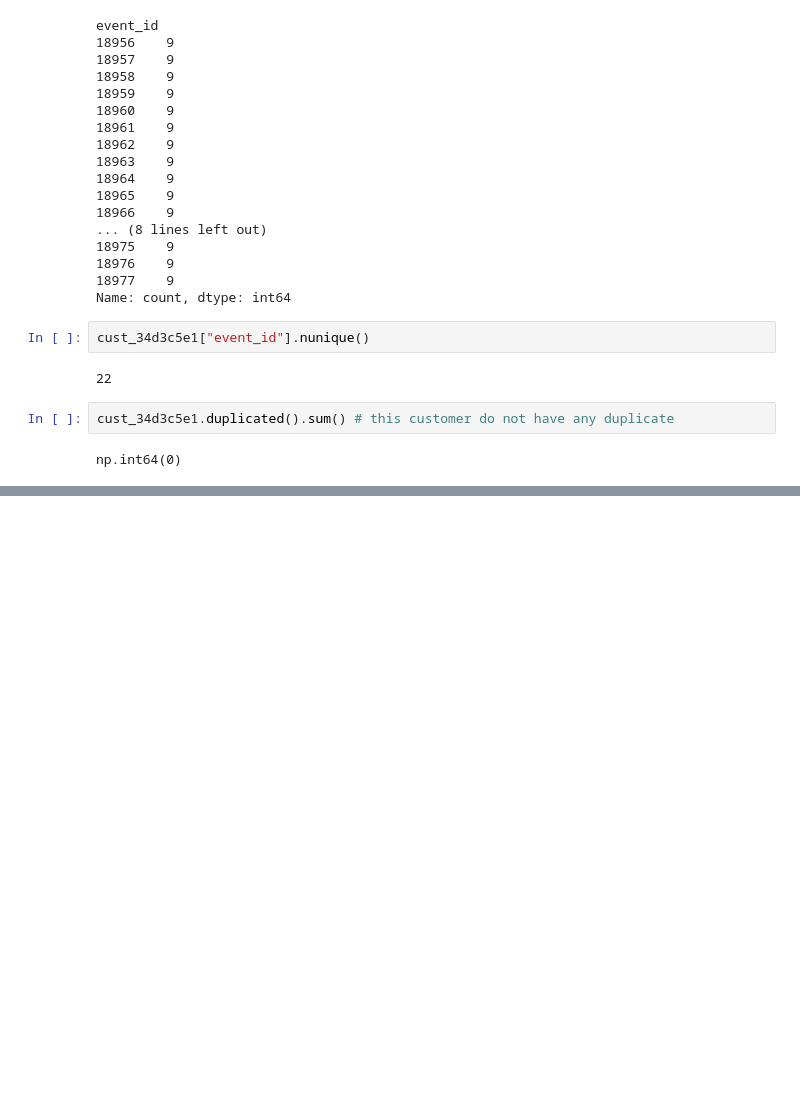
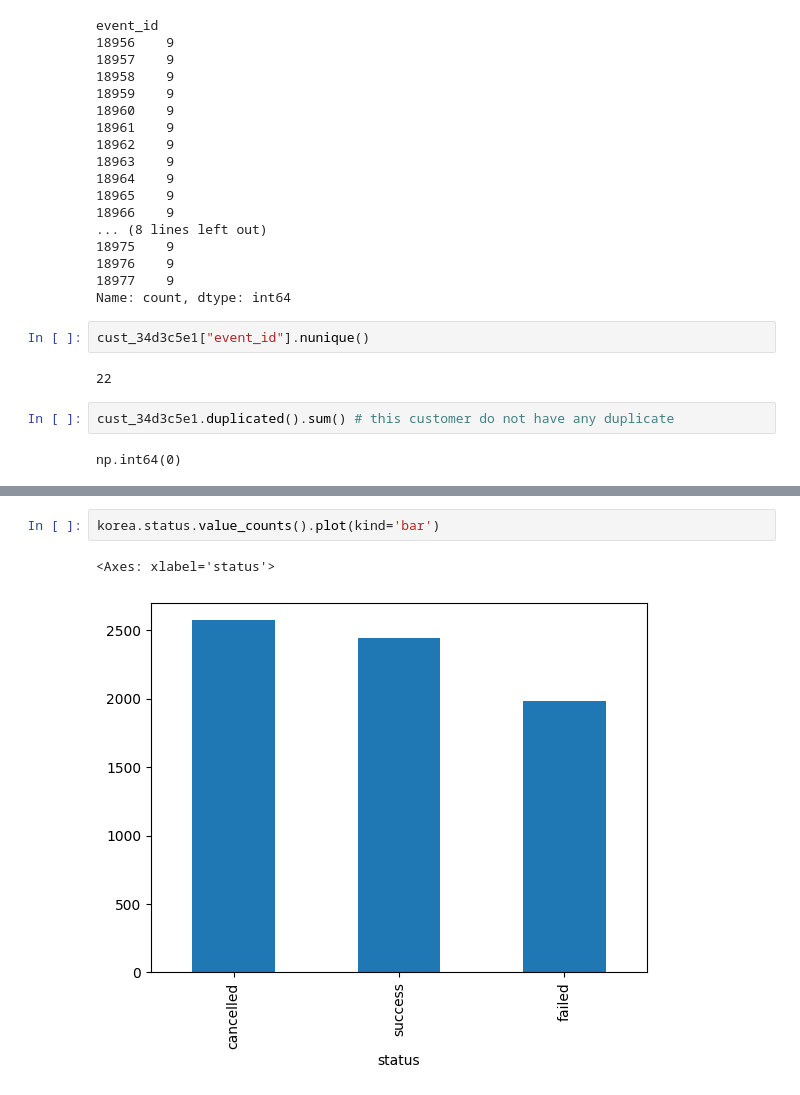
Before and after one commit to bissakaAI/DataAndData_analysis, a Jupyter notebook: Task_folder/pandas/salesdatasecond/workingwithsales_data.ipynb, the cells around one changed output, grey strips where cells are left out. Cells and saved outputs as stored; diff of their text form; blank space fills up the shorter version.

```diff
--- a/Task_folder/pandas/salesdatasecond/workingwithsales_data.ipynb
+++ b/Task_folder/pandas/salesdatasecond/workingwithsales_data.ipynb
@@ -608,0 +684,5 @@ np.int64(0)
+# %%
+korea.status.value_counts().plot(kind='bar')
+# %% [output]
+<Axes: xlabel='status'>
+[figure, added]
```
Also changed, not shown: parts of 97 cells of this notebook, 4 other files.
